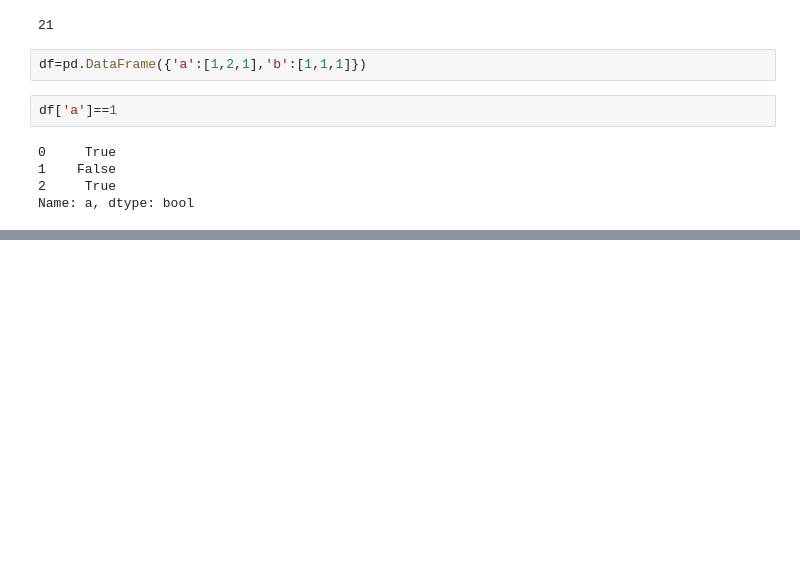
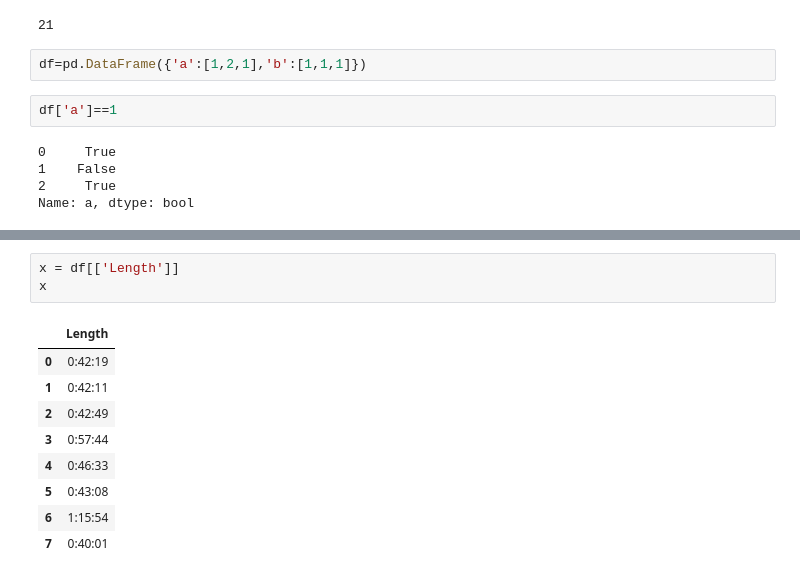
Before and after one commit to PosgradoMNA/actividades-de-aprendizaje-FabianMunozAguirre, a Jupyter notebook: Python_for_data_science_labs_Mod4.ipynb, the cells around one changed output, grey strips where cells are left out. Drawn from its saved outputs; the diff is of its cells as text; blank space fills up the shorter version.

```diff
--- a/Python_for_data_science_labs_Mod4.ipynb
+++ b/Python_for_data_science_labs_Mod4.ipynb
@@ -452,0 +450,13 @@ Name: a, dtype: bool
+# %%
+x = df[['Length']]
+x
+# %% [output]
+|  | Length |
+| 0 | 0:42:19 |
+| 1 | 0:42:11 |
+| 2 | 0:42:49 |
+| 3 | 0:57:44 |
+| 4 | 0:46:33 |
+| 5 | 0:43:08 |
+| 6 | 1:15:54 |
+| 7 | 0:40:01 |
```
Also changed, not shown: parts of 21 cells of this notebook.
